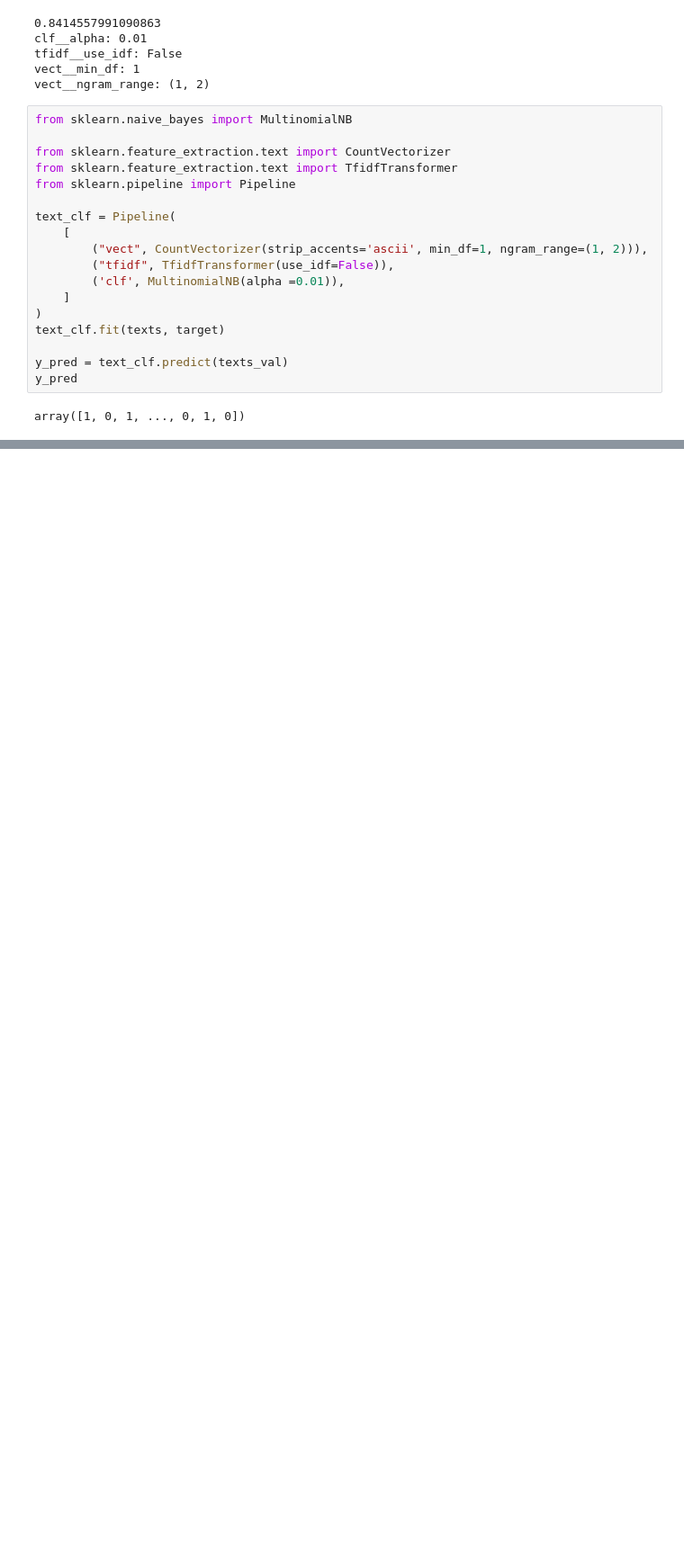
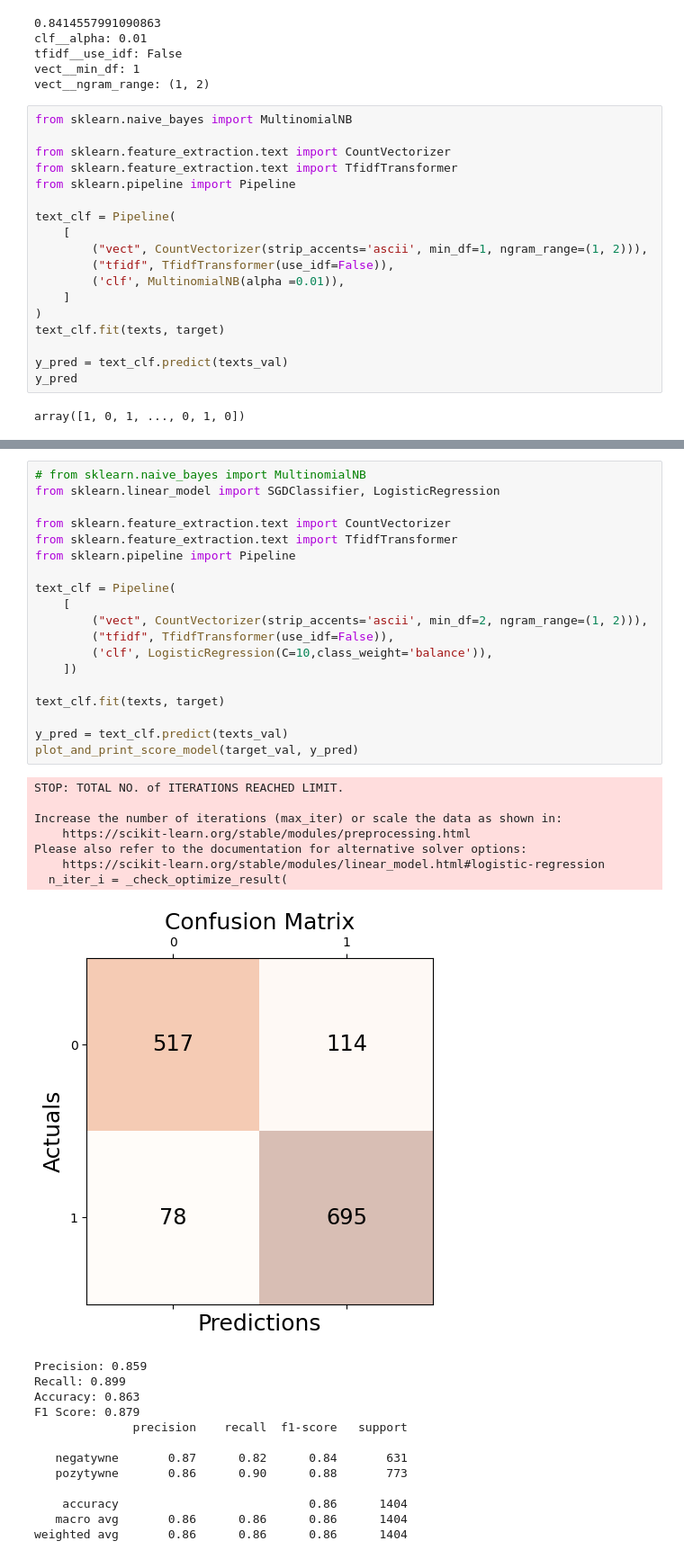
Before and after one commit to czechoa/diploma_project, a Jupyter notebook: logistic_regression.ipynb, the cells around one changed output, grey strips where cells are left out. Shown at 90% size. Drawn from its saved outputs; the diff is of its cells as text; blank space fills up the shorter version.

```diff
--- a/logistic_regression.ipynb
+++ b/logistic_regression.ipynb
@@ -202,0 +202,40 @@ weighted avg       0.84      0.83      0.83      1404
+# %%
+# from sklearn.naive_bayes import MultinomialNB
+from sklearn.linear_model import SGDClassifier, LogisticRegression
+
+from sklearn.feature_extraction.text import CountVectorizer
+from sklearn.feature_extraction.text import TfidfTransformer
+from sklearn.pipeline import Pipeline
+
+text_clf = Pipeline(
+    [
+        ("vect", CountVectorizer(strip_accents='ascii', min_df=2, ngram_range=(1, 2))),
+        ("tfidf", TfidfTransformer(use_idf=False)),
+        ('clf', LogisticRegression(C=10,class_weight='balance')),
+    ])
+
+text_clf.fit(texts, target)
+
+y_pred = text_clf.predict(texts_val)
+plot_and_print_score_model(target_val, y_pred)
+# %% [output]
+STOP: TOTAL NO. of ITERATIONS REACHED LIMIT.
+
+Increase the number of iterations (max_iter) or scale the data as shown in:
+    https://scikit-learn.org/stable/modules/preprocessing.html
+Please also refer to the documentation for alternative solver options:
+    https://scikit-learn.org/stable/modules/linear_model.html#logistic-regression
+  n_iter_i = _check_optimize_result(
+[figure, added]
+Precision: 0.859
+Recall: 0.899
+Accuracy: 0.863
+F1 Score: 0.879
+              precision    recall  f1-score   support
+
+   negatywne       0.87      0.82      0.84       631
+   pozytywne       0.86      0.90      0.88       773
+
+    accuracy                           0.86      1404
+   macro avg       0.86      0.86      0.86      1404
+weighted avg       0.86      0.86      0.86      1404
```
Also changed, not shown: parts of 5 cells of this notebook, 6 other files.
